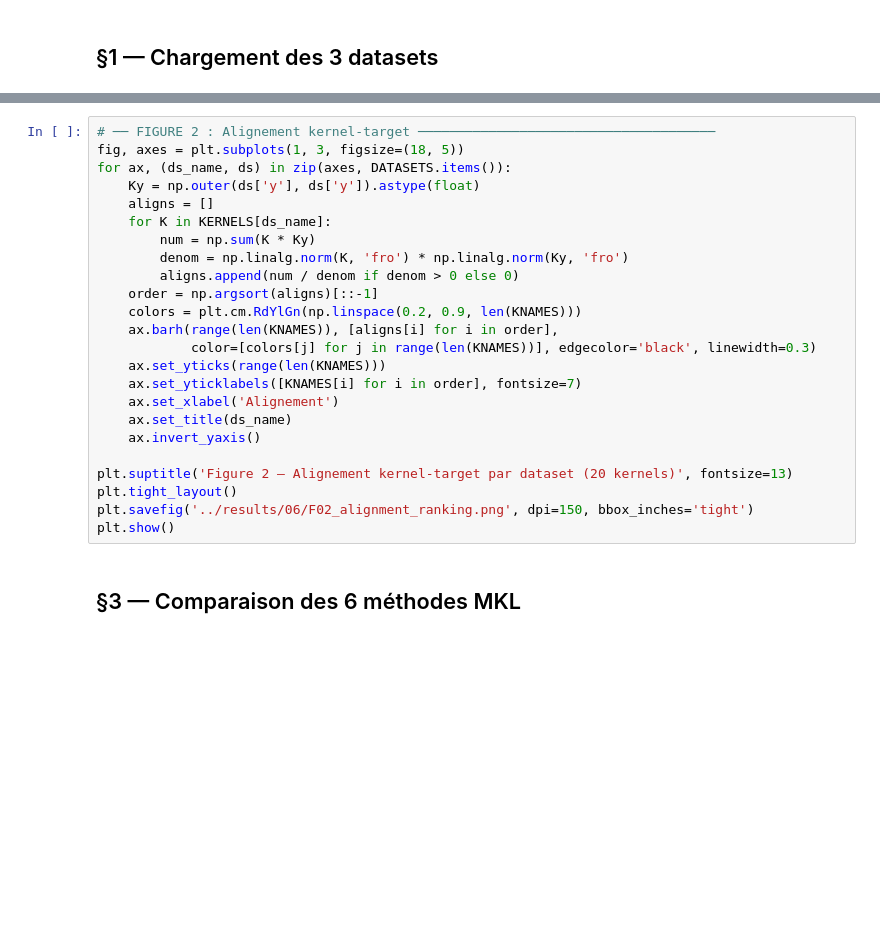
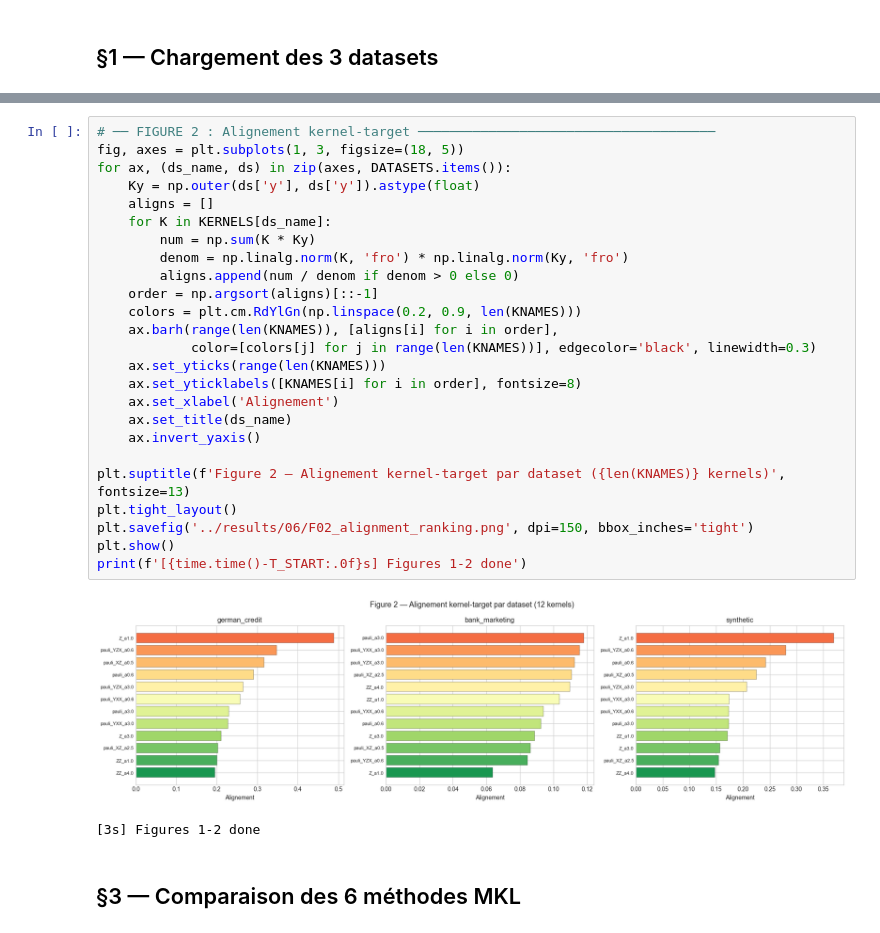
Before and after one commit to Horionn/QMKL-Finance, a Jupyter notebook: notebooks/06_comprehensive_study.ipynb, the cells around one changed output, grey strips where cells are left out. Cells and saved outputs as stored; diff of their text form; blank space fills up the shorter version.

```diff
--- a/notebooks/06_comprehensive_study.ipynb
+++ b/notebooks/06_comprehensive_study.ipynb
@@ -112,27 +162,31 @@ plt.show()
 # %%
 # ── FIGURE 2 : Alignement kernel-target ──────────────────────────────────────
 fig, axes = plt.subplots(1, 3, figsize=(18, 5))
 for ax, (ds_name, ds) in zip(axes, DATASETS.items()):
     Ky = np.outer(ds['y'], ds['y']).astype(float)
     aligns = []
     for K in KERNELS[ds_name]:
         num = np.sum(K * Ky)
         denom = np.linalg.norm(K, 'fro') * np.linalg.norm(Ky, 'fro')
         aligns.append(num / denom if denom > 0 else 0)
     order = np.argsort(aligns)[::-1]
     colors = plt.cm.RdYlGn(np.linspace(0.2, 0.9, len(KNAMES)))
     ax.barh(range(len(KNAMES)), [aligns[i] for i in order],
             color=[colors[j] for j in range(len(KNAMES))], edgecolor='black', linewidth=0.3)
     ax.set_yticks(range(len(KNAMES)))
-    ax.set_yticklabels([KNAMES[i] for i in order], fontsize=7)
+    ax.set_yticklabels([KNAMES[i] for i in order], fontsize=8)
     ax.set_xlabel('Alignement')
     ax.set_title(ds_name)
     ax.invert_yaxis()
 
-plt.suptitle('Figure 2 — Alignement kernel-target par dataset (20 kernels)', fontsize=13)
+plt.suptitle(f'Figure 2 — Alignement kernel-target par dataset ({len(KNAMES)} kernels)', fontsize=13)
 plt.tight_layout()
 plt.savefig('../results/06/F02_alignment_ranking.png', dpi=150, bbox_inches='tight')
 plt.show()
+print(f'[{time.time()-T_START:.0f}s] Figures 1-2 done')
+# %% [output]
+[figure, added]
+[3s] Figures 1-2 done
 # %% [markdown]
 ## §3 — Comparaison des 6 méthodes MKL
 # %%
```
Also changed, not shown: parts of 30 cells of this notebook, 59 other files.
